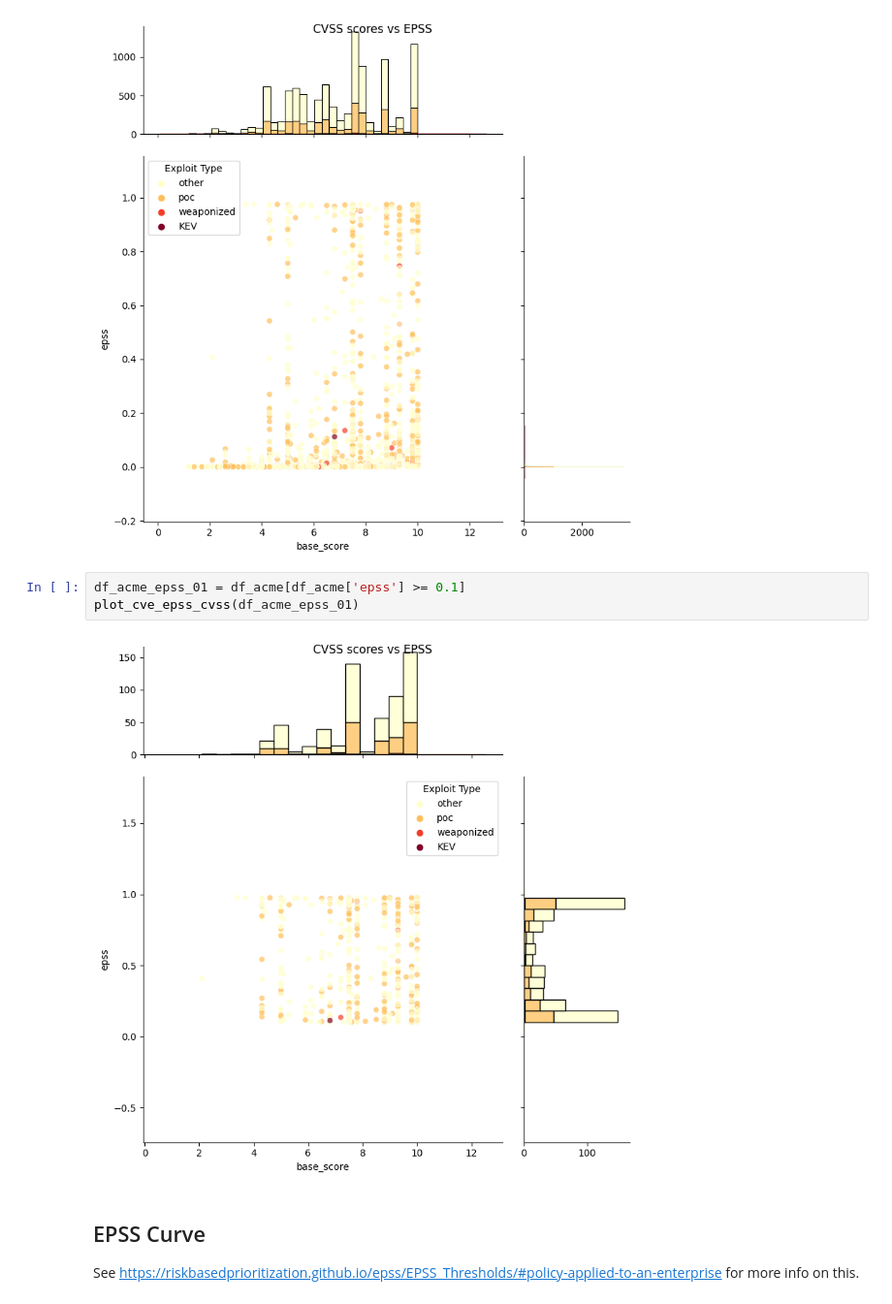
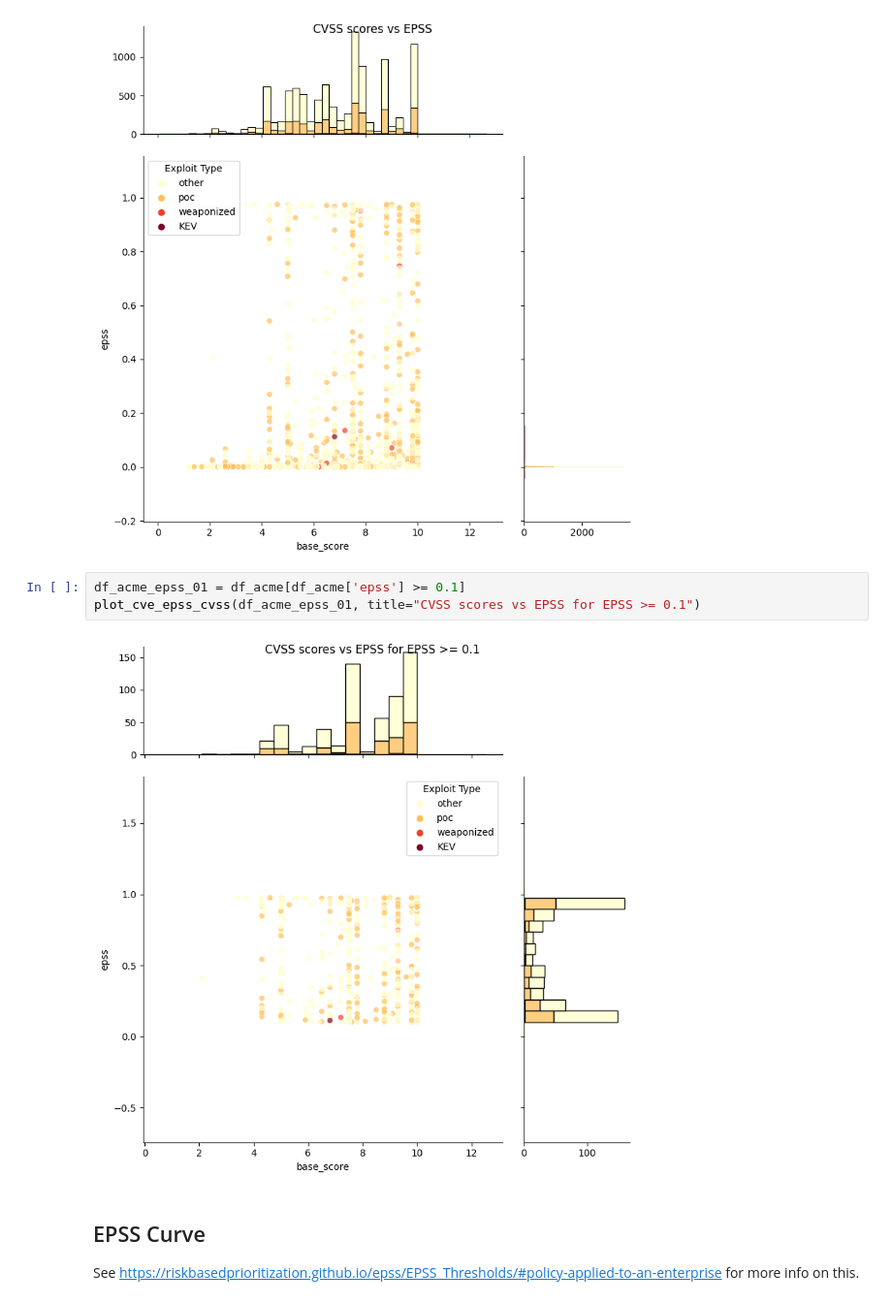
Before and after one commit to RiskBasedPrioritization/RiskBasedPrioritizationAnalysis, a Jupyter notebook: analysis/acme.ipynb, the cells around one changed output. Shown at 97% size. Drawn from its saved outputs; the diff is of its cells as text.

Commit message:
update acme

```diff
--- a/analysis/acme.ipynb
+++ b/analysis/acme.ipynb
@@ -159,9 +159,9 @@ plot_cve_epss_cvss(df_acme)
 [figure]
 # %%
 df_acme_epss_01 = df_acme[df_acme['epss'] >= 0.1]
-plot_cve_epss_cvss(df_acme_epss_01)
+plot_cve_epss_cvss(df_acme_epss_01, title="CVSS scores vs EPSS for EPSS >= 0.1")
 # %% [output]
-[figure, old version]
+[figure, new version]
 # %% [markdown]
 ## EPSS Curve
 
```
Also changed, not shown: parts of 5 cells of this notebook, 1 other file.
